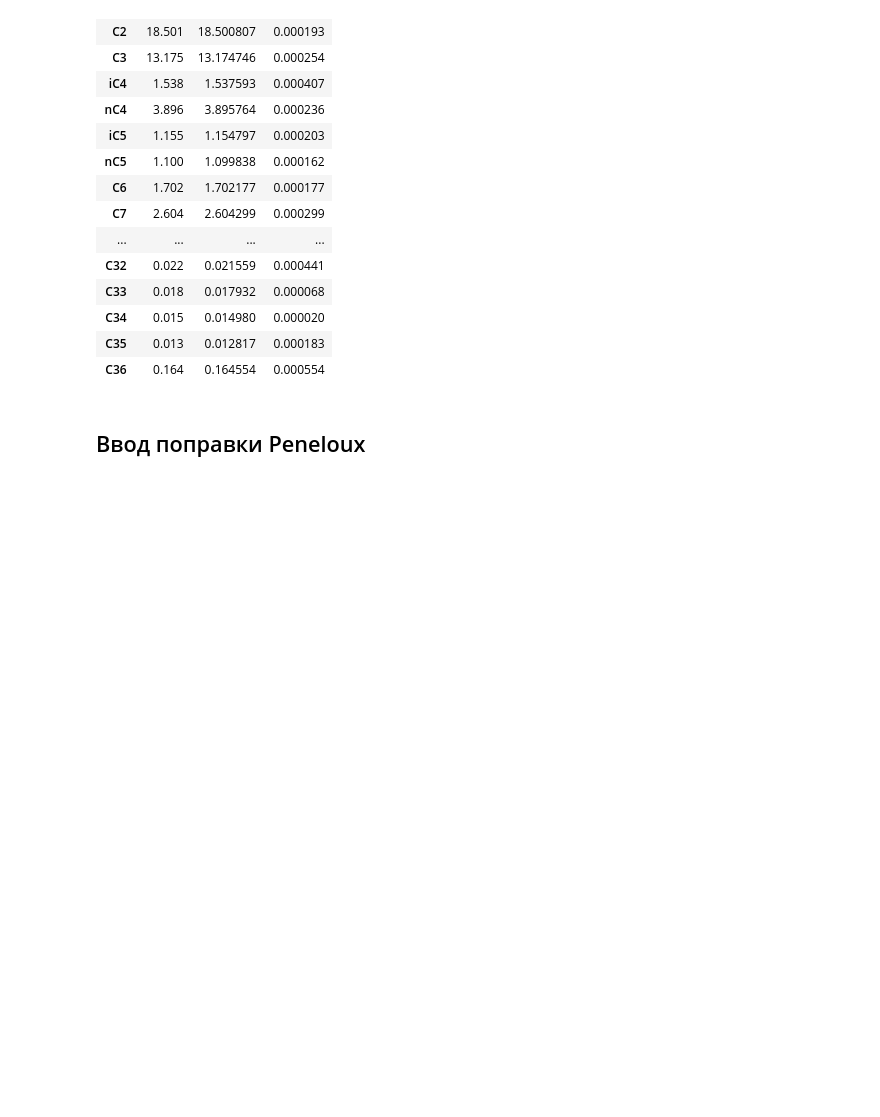
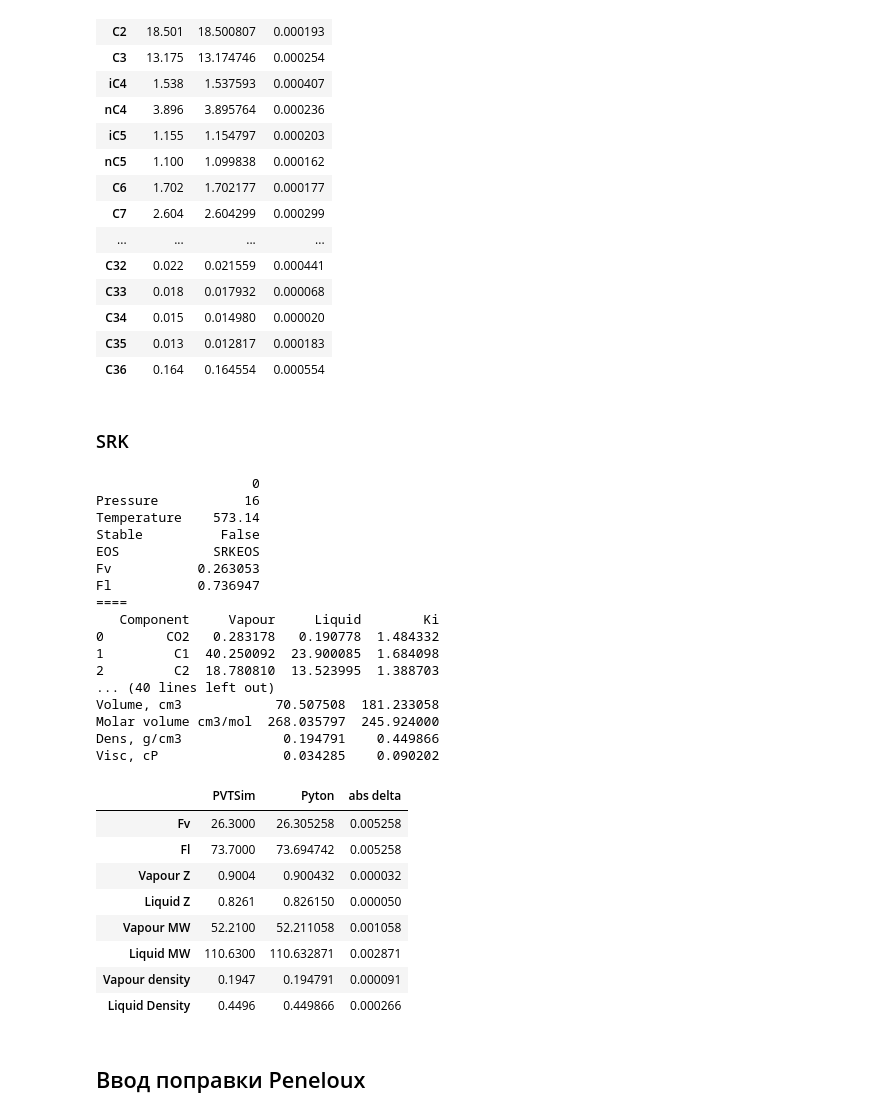
Before and after one commit to SidorenkoDD/BlackBoxFluid, a Jupyter notebook: code/notebook.ipynb, the cells around one changed output. Cells and saved outputs as stored; diff of their text form; code cells hidden in the pictures; blank space fills up the shorter version.

```diff
--- a/code/notebook.ipynb
+++ b/code/notebook.ipynb
@@ -806,6 +843,71 @@ vapour_composition_df
 | C34 | 0.015 | 0.014980 | 0.000020 |
 | C35 | 0.013 | 0.012817 | 0.000183 |
 | C36 | 0.164 | 0.164554 | 0.000554 |
+# %% [markdown]
+### SRK
+# %%
+model_srk_no_shift = CompositionalModel(comp, eos = 'SRKEOS')
+model_srk_no_shift.flash(conditions = conditions)
+fl_viewer.view(model_srk_no_shift.show_flashes[f'TwoPhaseFlash_{conditions.p}_{conditions.t-273.14}'])
+
+# массив результатов из PVTSim
+fv = 26.30
+fl = 73.70
+den_v = 0.1947
+den_l = 0.4496
+z_v = 0.9004
+z_l = 0.8261
+m_v = 52.21
+m_l = 110.63
+
+pvtsim_arr = [fv, fl, z_v, z_l, m_v, m_l, den_v, den_l]
+
+
+# массив результатов python
+
+python_arr = [model_srk_no_shift.show_flashes[f'TwoPhaseFlash_{conditions.p}_{conditions.t-273.14}'].Fv * 100,
+              model_srk_no_shift.show_flashes[f'TwoPhaseFlash_{conditions.p}_{conditions.t-273.14}'].Fl * 100,
+              model_srk_no_shift.show_flashes[f'TwoPhaseFlash_{conditions.p}_{conditions.t-273.14}'].vapour_z,
+              model_srk_no_shift.show_flashes[f'TwoPhaseFlash_{conditions.p}_{conditions.t-273.14}'].liquid_z,
+              model_srk_no_shift.show_flashes[f'TwoPhaseFlash_{conditions.p}_{conditions.t-273.14}'].vapour_molecular_mass,
+              model_srk_no_shift.show_flashes[f'TwoPhaseFlash_{conditions.p}_{conditions.t-273.14}'].liquid_molecular_mass,
+              model_srk_no_shift.show_flashes[f'TwoPhaseFlash_{conditions.p}_{conditions.t-273.14}'].vapour_density,
+              model_srk_no_shift.show_flashes[f'TwoPhaseFlash_{conditions.p}_{conditions.t-273.14}'].liquid_density]
+
+# датафрейм
+import pandas as pd
+flash_comparison_df = pd.DataFrame({'PVTSim' : pvtsim_arr,
+                                    'Pyton' : python_arr})
+flash_comparison_df.index = ['Fv', 'Fl', 'Vapour Z', 'Liquid Z', 'Vapour MW', 'Liquid MW', 'Vapour density', 'Liquid Density']
+flash_comparison_df['abs delta'] = abs(flash_comparison_df['PVTSim'] - flash_comparison_df['Pyton'])
+flash_comparison_df
+# %% [output]
+                    0
+Pressure           16
+Temperature    573.14
+Stable          False
+EOS            SRKEOS
+Fv           0.263053
+Fl           0.736947
+====
+   Component     Vapour     Liquid        Ki
+0        CO2   0.283178   0.190778  1.484332
+1         C1  40.250092  23.900085  1.684098
+2         C2  18.780810  13.523995  1.388703
+... (40 lines left out)
+Volume, cm3            70.507508  181.233058
+Molar volume cm3/mol  268.035797  245.924000
+Dens, g/cm3             0.194791    0.449866
+Visc, cP                0.034285    0.090202
+|  | PVTSim | Pyton | abs delta |
+| Fv | 26.3000 | 26.305258 | 0.005258 |
+| Fl | 73.7000 | 73.694742 | 0.005258 |
+| Vapour Z | 0.9004 | 0.900432 | 0.000032 |
+| Liquid Z | 0.8261 | 0.826150 | 0.000050 |
+| Vapour MW | 52.2100 | 52.211058 | 0.001058 |
+| Liquid MW | 110.6300 | 110.632871 | 0.002871 |
+| Vapour density | 0.1947 | 0.194791 | 0.000091 |
+| Liquid Density | 0.4496 | 0.449866 | 0.000266 |
 # %% [markdown]
 ## Ввод поправки Peneloux
 # %% [markdown]
```
Also changed, not shown: parts of 7 cells of this notebook.
